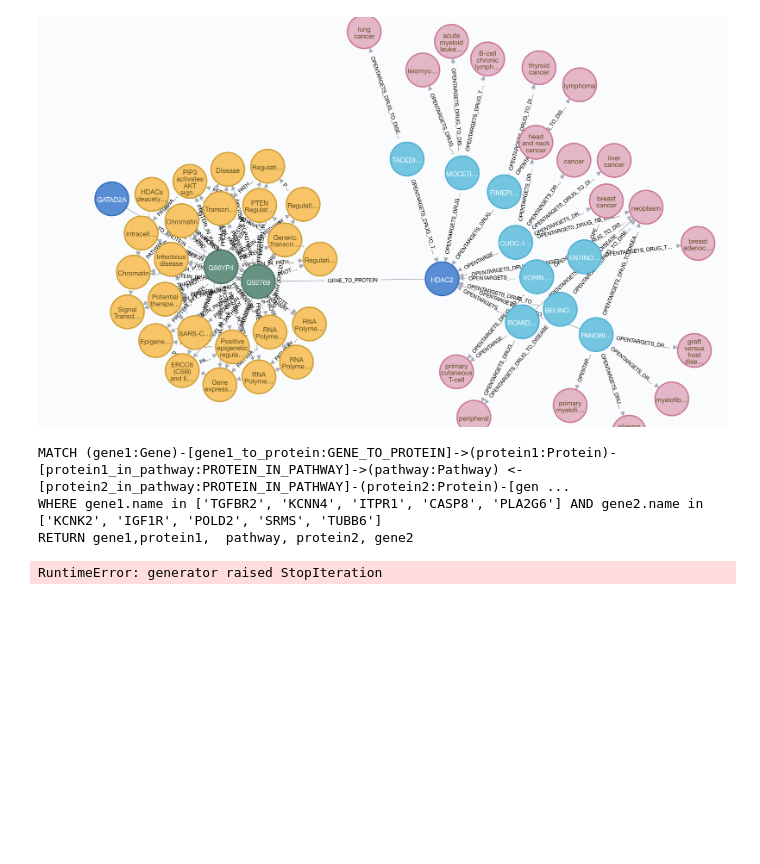
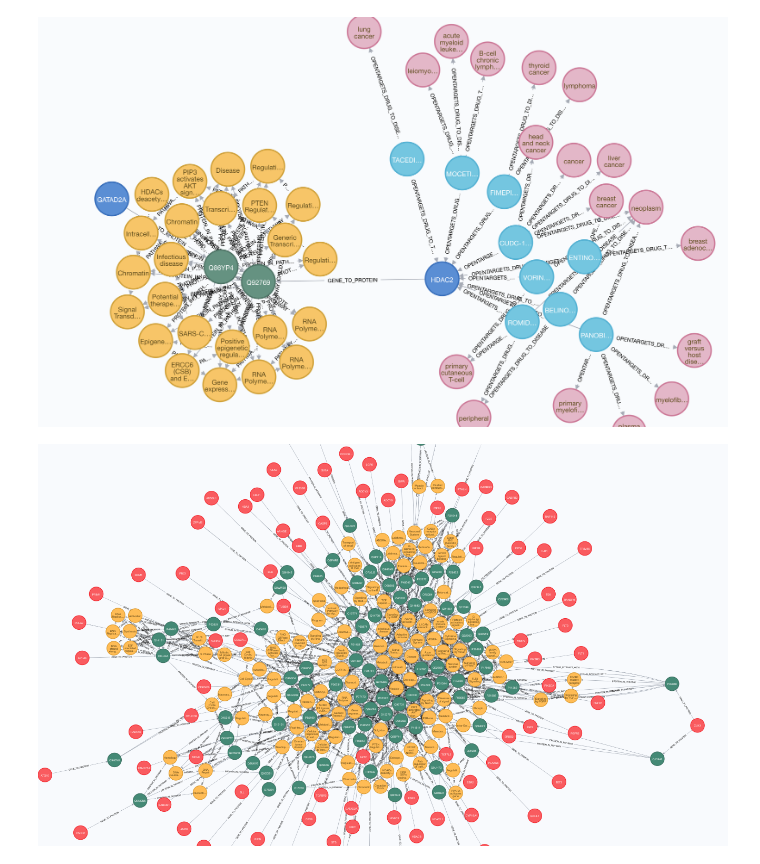
Before and after one commit to mvab/epigraphdb-breast-cancer, a Jupyter notebook: 5_breast_cancer_drug_targets_via_related_proteins.ipynb, the cells around one changed output. Saved outputs shown, nothing was run; the diff lists cells and outputs as text; code cells hidden in the pictures; blank space fills up the shorter version.

Commit message:
complete initial pathway exploration

```diff
--- a/5_breast_cancer_drug_targets_via_related_proteins.ipynb
+++ b/5_breast_cancer_drug_targets_via_related_proteins.ipynb
@@ -511,16 +511,15 @@ Image(filename = "figures/pathway_GATAD2A_HDAC2.png")
 # %%
 # make a pathway network of all genes (gene1 -> gene2 (BC drug target))
 query = """
 MATCH (gene1:Gene)-[gene1_to_protein:GENE_TO_PROTEIN]->(protein1:Protein)-[protein1_in_pathway:PROTEIN_IN_PATHWAY]->(pathway:Pathway) <-[protein2_in_pathway:PROTEIN_IN_PATHWAY]-(protein2:Protein)-[gene2_to_protein:GENE_TO_PROTEIN]-(gene2:Gene)
 WHERE gene1.name in {gene1_list} AND gene2.name in {gene2_list}
 RETURN gene1,protein1,  pathway, protein2, gene2
 """.format(gene1_list= genes1[0:5],
            gene2_list = genes2[0:5])
 
-pathway_df = query_to_df(session, query)
-pathway_df
+#pathway_df = query_to_df(session, query)
+#pathway_df
+
+Image(filename = "figures/pathway_all.png")
 # %% [output]
-MATCH (gene1:Gene)-[gene1_to_protein:GENE_TO_PROTEIN]->(protein1:Protein)-[protein1_in_pathway:PROTEIN_IN_PATHWAY]->(pathway:Pathway) <-[protein2_in_pathway:PROTEIN_IN_PATHWAY]-(protein2:Protein)-[gen ...
-WHERE gene1.name in ['TGFBR2', 'KCNN4', 'ITPR1', 'CASP8', 'PLA2G6'] AND gene2.name in ['KCNK2', 'IGF1R', 'POLD2', 'SRMS', 'TUBB6']
-RETURN gene1,protein1,  pathway, protein2, gene2
-RuntimeError: generator raised StopIteration
+[figure, added]
```
Also changed, not shown: parts of 1 cell of this notebook, 2 other files.
